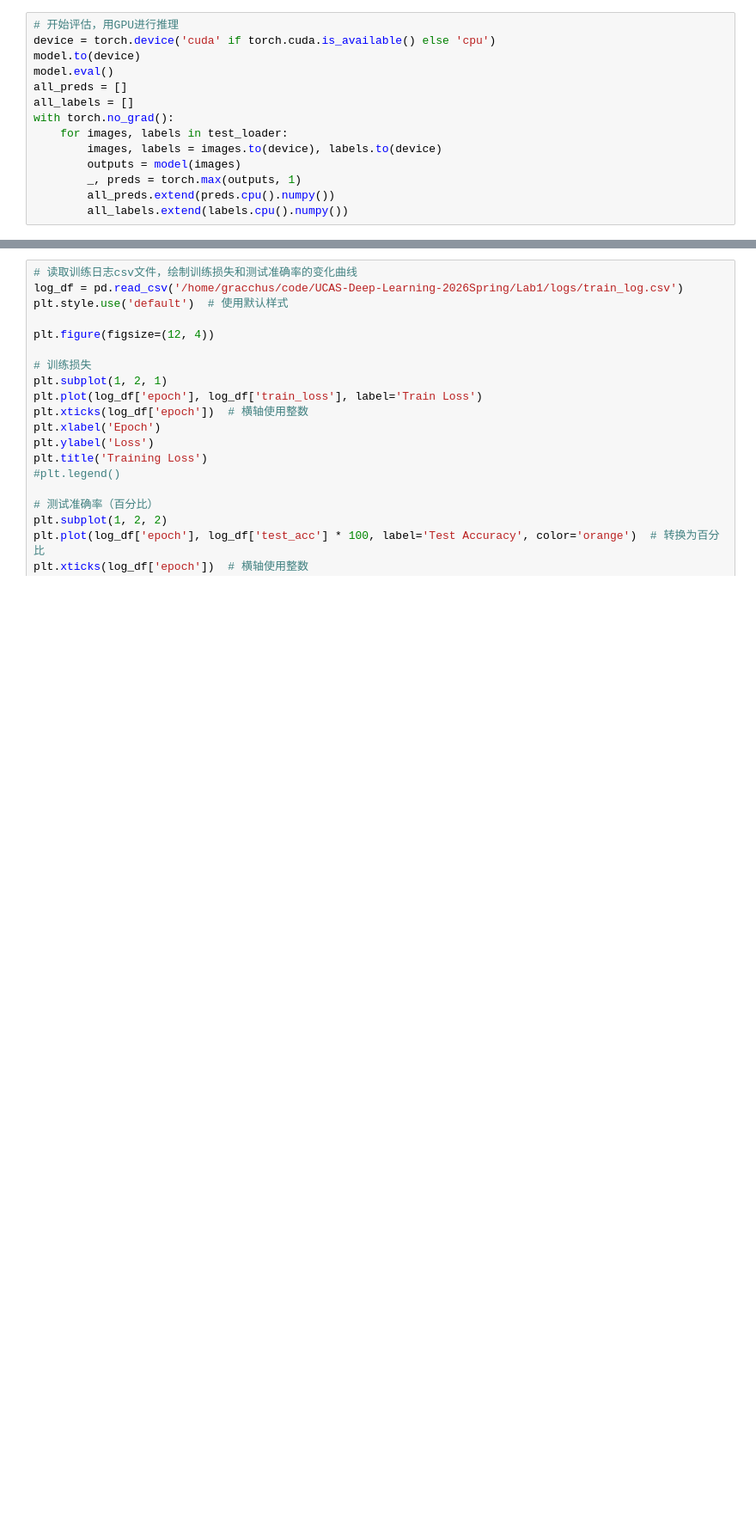
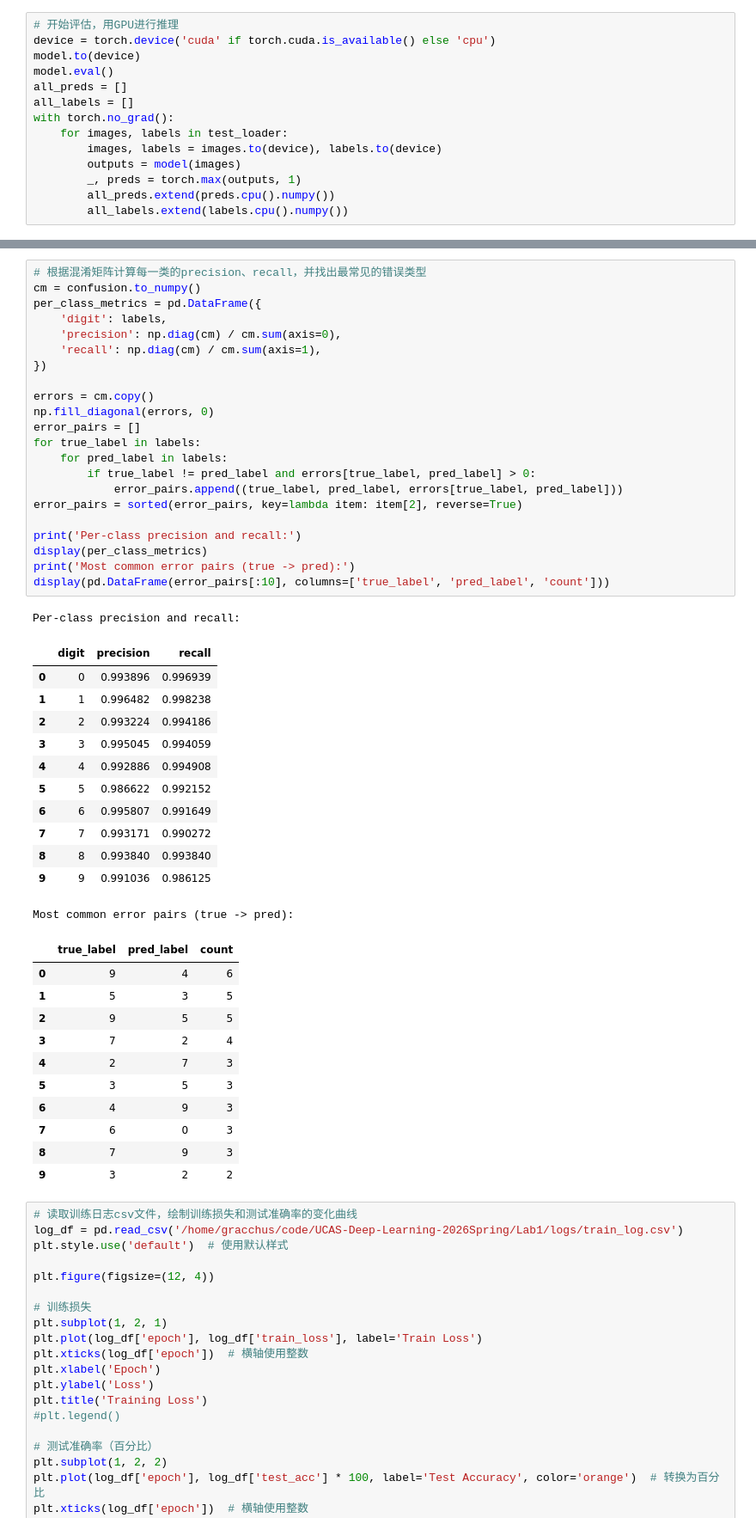
Before and after one commit to GracchusYAO/UCAS-Deep-Learning-2026Spring, a Jupyter notebook: Lab1/Analysis.ipynb, the cells around one changed output, grey strips where cells are left out. Shown at 86% size. Cells and saved outputs as stored; diff of their text form; blank space fills up the shorter version.

```diff
--- a/Lab1/Analysis.ipynb
+++ b/Lab1/Analysis.ipynb
@@ -36,3 +67,50 @@ with torch.no_grad():
+# %%
+# 根据混淆矩阵计算每一类的precision、recall，并找出最常见的错误类型
+cm = confusion.to_numpy()
+per_class_metrics = pd.DataFrame({
+    'digit': labels,
+    'precision': np.diag(cm) / cm.sum(axis=0),
+    'recall': np.diag(cm) / cm.sum(axis=1),
+})
+
+errors = cm.copy()
+np.fill_diagonal(errors, 0)
+error_pairs = []
+for true_label in labels:
+    for pred_label in labels:
+        if true_label != pred_label and errors[true_label, pred_label] > 0:
+            error_pairs.append((true_label, pred_label, errors[true_label, pred_label]))
+error_pairs = sorted(error_pairs, key=lambda item: item[2], reverse=True)
+
+print('Per-class precision and recall:')
+display(per_class_metrics)
+print('Most common error pairs (true -> pred):')
+display(pd.DataFrame(error_pairs[:10], columns=['true_label', 'pred_label', 'count']))
+# %% [output]
+Per-class precision and recall:
+|  | digit | precision | recall |
+| 0 | 0 | 0.993896 | 0.996939 |
+| 1 | 1 | 0.996482 | 0.998238 |
+| 2 | 2 | 0.993224 | 0.994186 |
+| 3 | 3 | 0.995045 | 0.994059 |
+| 4 | 4 | 0.992886 | 0.994908 |
+| 5 | 5 | 0.986622 | 0.992152 |
+| 6 | 6 | 0.995807 | 0.991649 |
+| 7 | 7 | 0.993171 | 0.990272 |
+| 8 | 8 | 0.993840 | 0.993840 |
+| 9 | 9 | 0.991036 | 0.986125 |
+Most common error pairs (true -> pred):
+|  | true_label | pred_label | count |
+| 0 | 9 | 4 | 6 |
+| 1 | 5 | 3 | 5 |
+| 2 | 9 | 5 | 5 |
+| 3 | 7 | 2 | 4 |
+| 4 | 2 | 7 | 3 |
+| 5 | 3 | 5 | 3 |
+| 6 | 4 | 9 | 3 |
+| 7 | 6 | 0 | 3 |
+| 8 | 7 | 9 | 3 |
+| 9 | 3 | 2 | 2 |
 # %%
 # 读取训练日志csv文件，绘制训练损失和测试准确率的变化曲线
 log_df = pd.read_csv('/home/gracchus/code/UCAS-Deep-Learning-2026Spring/Lab1/logs/train_log.csv')
```
Also changed, not shown: parts of 2 cells of this notebook, 23 other files.
